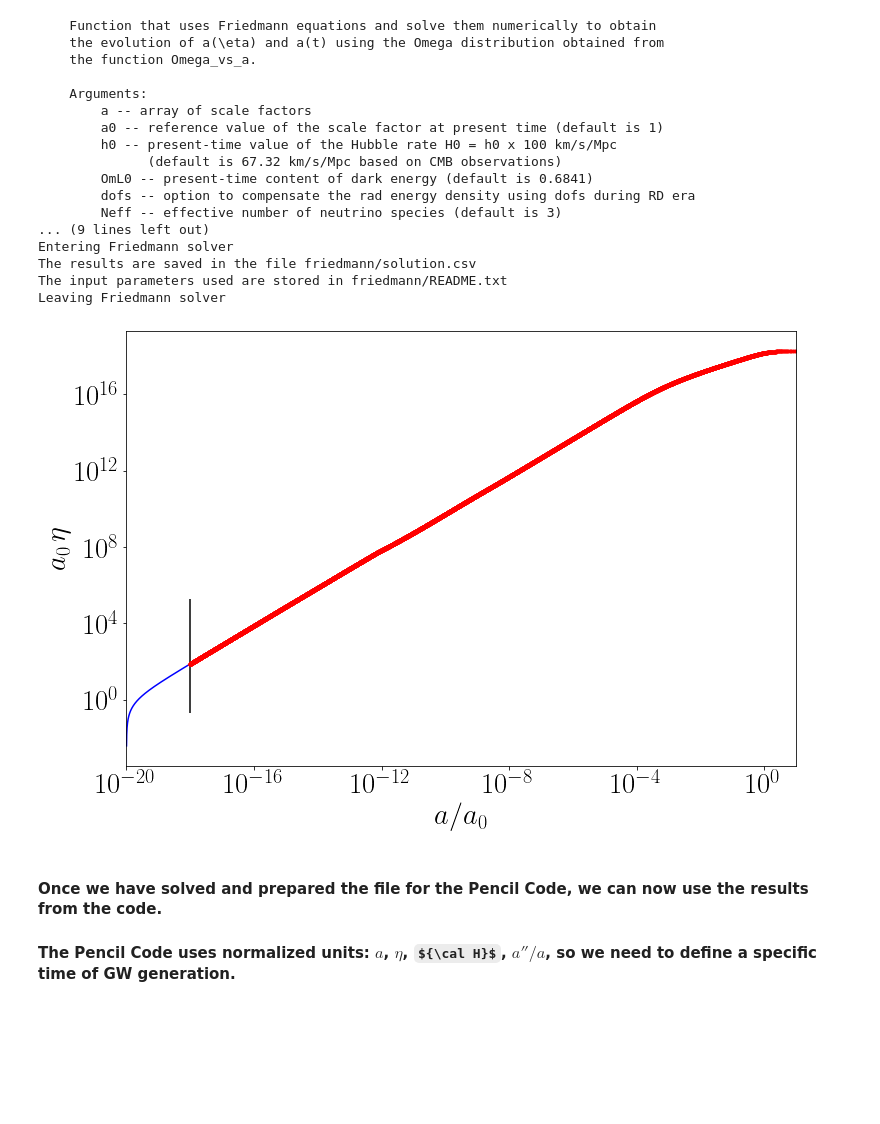
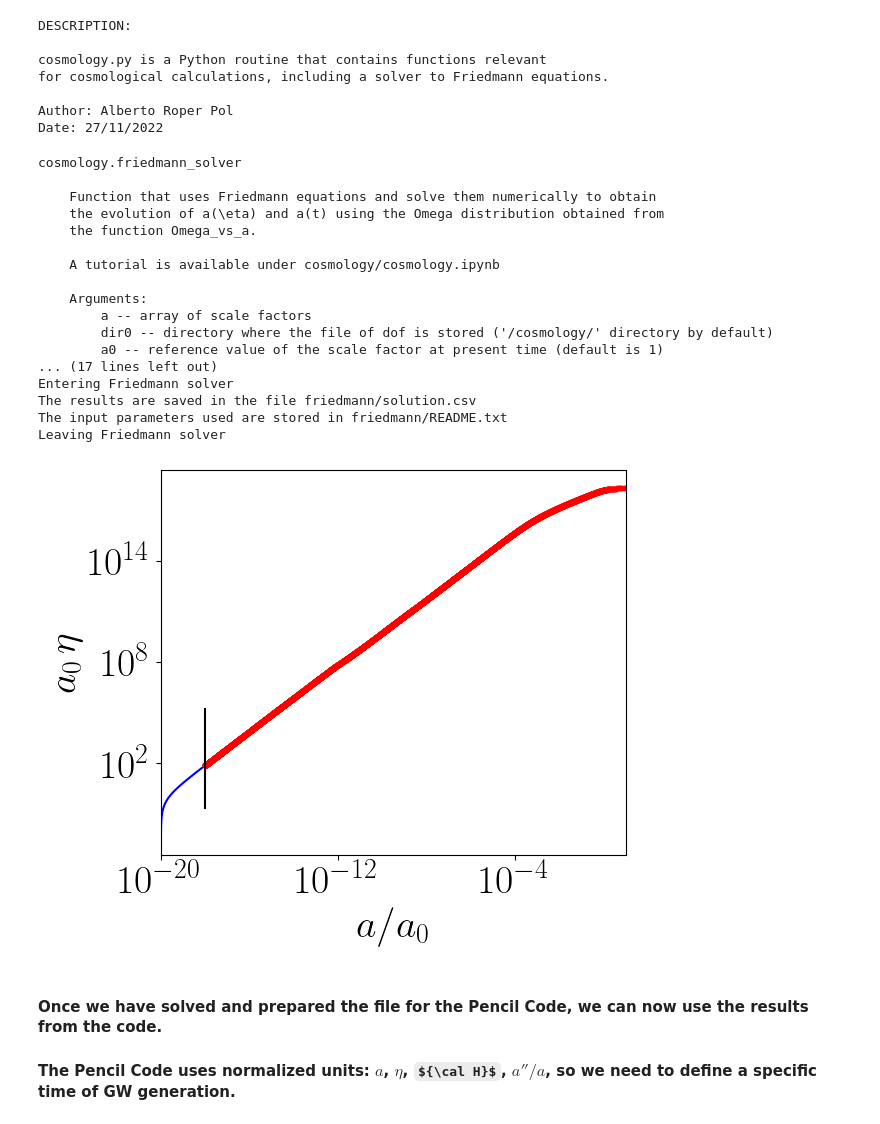
Before and after one commit to AlbertoRoper/GW_turbulence, a Jupyter notebook: cosmology/cosmology_PC.ipynb, the cells around one changed output. Cells and saved outputs as stored; diff of their text form; code cells hidden in the pictures; some formulas as TeX source; blank space fills up the shorter version.

```diff
--- a/cosmology/cosmology_PC.ipynb
+++ b/cosmology/cosmology_PC.ipynb
@@ -31,8 +28,24 @@ created: 01/12/2022
+# %%
+print('DESCRIPTION: \n', co.__doc__)
+
+#### To see all the available functions in cosmology.py and their description
+#### uncomment the following line
+# print(help(co))
+# %% [output]
+DESCRIPTION:
+
+cosmology.py is a Python routine that contains functions relevant
+for cosmological calculations, including a solver to Friedmann equations.
+
+Author: Alberto Roper Pol
+Date: 27/11/2022
 # %%
-# Constants of the model
-OmL0 = 0.6841      # Dark energy density as a fraction of present-time critical energy density
-h0 = 0.6732        # Hubble rate H0 = 100 h0 km/s/Mpc
-Neff = 3.          # effective number of neutrino species
+# Constants of the model are taken from Planck 2018 and stored in cosmology.py
+OmL0 = co.OmL0_ref      # Dark energy density as a fraction of present-time critical energy density
+h0 = co.h0_ref          # Hubble rate H0 = 100 h0 km/s/Mpc
+
+# N effective is taken to be 3 (see cosmology.py)
+Neff = co.Neff_ref      # effective number of neutrino species
 
 # Array of scale factors
 a = np.logspace(-20, 2, 10000)
@@ -40,26 +53,26 @@ a = np.logspace(-20, 2, 10000)
 # Use Friedmann solver to compute the cosmic and conformal time as functions of the scale
 # factor a (only needed to be done once to generate the solutions)
 
-# If this has already been solved, once can go ahead below and directly read the file a_vs_eta.dat
+# If this has already been solved once, you can go ahead below and directly read the file a_vs_eta.dat
 
-print(co.friedmann_solver.__doc__)
+print('cosmology.friedmann_solver \n', co.friedmann_solver.__doc__)
 t, eta, Om_tot, Om_rad, Om_mat, w, ad, add, ap, app = \
         co.friedmann_solver(a, a0=1., h0=h0, OmL0=OmL0, dofs=True, Neff=Neff,
                             return_all=True, save=True)
 # %% [output]
+cosmology.friedmann_solver
+
     Function that uses Friedmann equations and solve them numerically to obtain
     the evolution of a(\eta) and a(t) using the Omega distribution obtained from
     the function Omega_vs_a.
 
+    A tutorial is available under cosmology/cosmology.ipynb
+
     Arguments:
         a -- array of scale factors
+        dir0 -- directory where the file of dof is stored ('/cosmology/' directory by default)
         a0 -- reference value of the scale factor at present time (default is 1)
-        h0 -- present-time value of the Hubble rate H0 = h0 x 100 km/s/Mpc
-              (default is 67.32 km/s/Mpc based on CMB observations)
-        OmL0 -- present-time content of dark energy (default is 0.6841)
-        dofs -- option to compensate the rad energy density using dofs during RD era
-        Neff -- effective number of neutrino species (default is 3)
-... (9 lines left out)
+... (17 lines left out)
 Entering Friedmann solver
 The results are saved in the file friedmann/solution.csv
 The input parameters used are stored in friedmann/README.txt
@@ -67,33 +80,33 @@ Leaving Friedmann solver
 # %%
 ### For the Pencil Code, we generate an array of conformal times eta
 ### that are equidistant in logspace
 
 etas_num = np.logspace(np.log10(eta[1].value), np.log10(eta[-1].value), 10000)
 a_num = np.interp(etas_num, eta.value, a)
 H_num = np.interp(etas_num, eta.value, ap.value/a)
 Hpp_num = np.interp(etas_num, eta.value, app.value/a)
 
 #### cut the values at small a that have some numerical artifacts
 #### from the initial conditions
 #### we take a > 1e-18
 a_good = a_num[np.where(a_num >= 1e-18)]
 eta_good = etas_num[np.where(a_num >= 1e-18)]
 Hp_good = H_num[np.where(a_num >= 1e-18)]
 Hpp_good = Hpp_num[np.where(a_num >= 1e-18)]
 
 ### plot to check we are taking correct values
 plot = True
 if plot:
-    plt.figure(figsize=(12, 8))
+    plt.figure(figsize=(6, 5))
     plt.plot(a_num, etas_num, color='blue')
     plt.loglog()
     plt.xlim(1e-20, 1e1)
     plt.plot(a_good, eta_good, '.', color='red')
     plt.vlines(1e-18, 2e-1, 2e5, color='black')
     plt.xlabel(r'$a/a_0$')
     plt.ylabel(r'$a_0 \, \eta$')
 # %% [output]
-[figure, old version]
+[figure, new version]
 # %%
 #### Write file that is read by the Pencil Code
 # First line contains some info used to interpolate values within the
```
Also changed, not shown: parts of 8 cells of this notebook.
